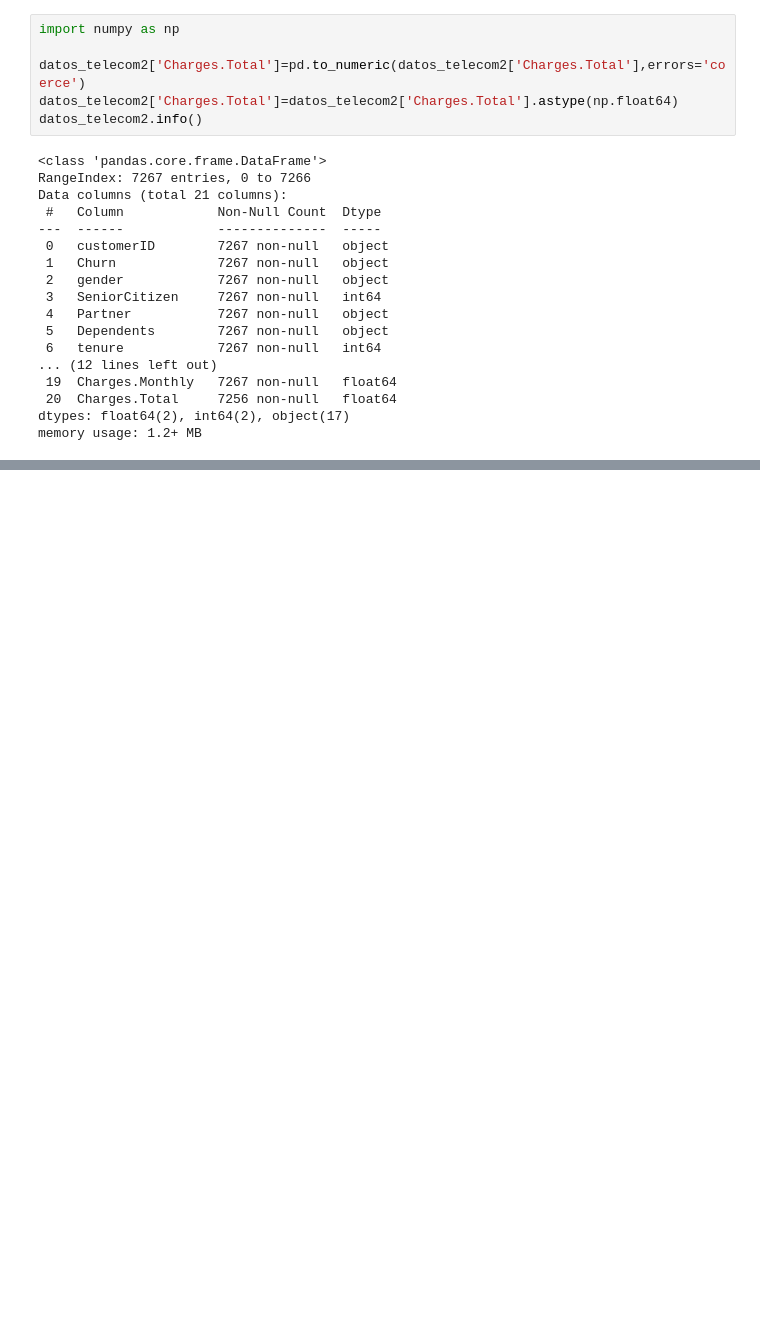
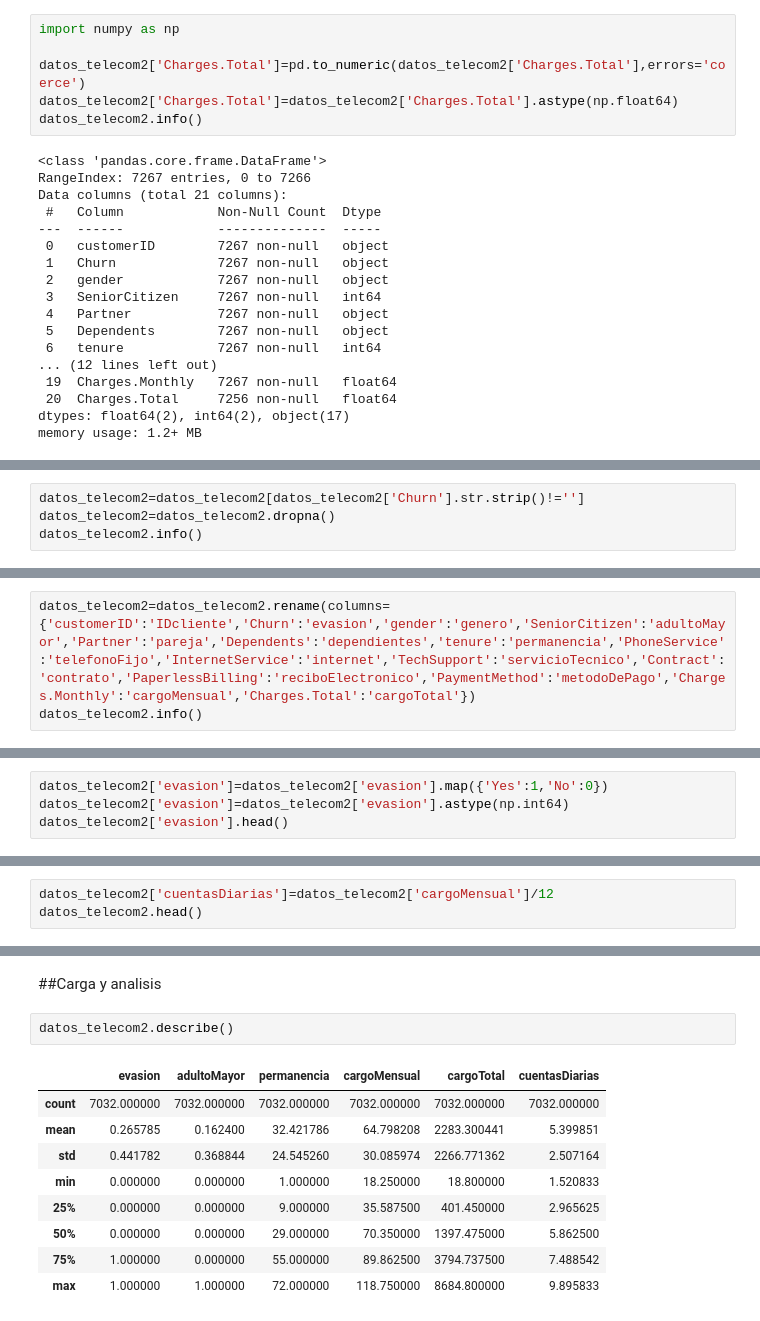
Before and after one commit to taniagoa/Segundo-challenge-CD-Telecom, a Jupyter notebook: segundo_challenge_Telecom.ipynb, the cells around one changed output, grey strips where cells are left out. Saved outputs shown, nothing was run; the diff lists cells and outputs as text; blank space fills up the shorter version.

Commit message:
eliminar filas con valores nulos, estandarizar nombre de columnas, estandarizando la columna evasion, crear la columna cuentas diarias, analisis descriptivo

```diff
--- a/segundo_challenge_Telecom.ipynb
+++ b/segundo_challenge_Telecom.ipynb
@@ -146,0 +149,4 @@ memory usage: 1.2+ MB
+# %%
+datos_telecom2=datos_telecom2[datos_telecom2['Churn'].str.strip()!='']
+datos_telecom2=datos_telecom2.dropna()
+datos_telecom2.info()
@@ -146,0 +173,3 @@ memory usage: 1.2+ MB
+# %%
+datos_telecom2=datos_telecom2.rename(columns={'customerID':'IDcliente','Churn':'evasion','gender':'genero','SeniorCitizen':'adultoMayor','Partner':'pareja','Dependents':'dependientes','tenure':'permanencia','PhoneService':'telefonoFijo','InternetService':'internet','TechSupport':'servicioTecnico','Contract':'contrato','PaperlessBilling':'reciboElectronico','PaymentMethod':'metodoDePago','Charges.Monthly':'cargoMensual','Charges.Total':'cargoTotal'})
+datos_telecom2.info()
@@ -146,0 +196,4 @@ memory usage: 1.2+ MB
+# %%
+datos_telecom2['evasion']=datos_telecom2['evasion'].map({'Yes':1,'No':0})
+datos_telecom2['evasion']=datos_telecom2['evasion'].astype(np.int64)
+datos_telecom2['evasion'].head()
@@ -146,0 +210,3 @@ memory usage: 1.2+ MB
+# %%
+datos_telecom2['cuentasDiarias']=datos_telecom2['cargoMensual']/12
+datos_telecom2.head()
@@ -146,0 +221,14 @@ memory usage: 1.2+ MB
+# %% [markdown]
+##Carga y analisis
+# %%
+datos_telecom2.describe()
+# %% [output]
+|  | evasion | adultoMayor | permanencia | cargoMensual | cargoTotal | cuentasDiarias |
+| count | 7032.000000 | 7032.000000 | 7032.000000 | 7032.000000 | 7032.000000 | 7032.000000 |
+| mean | 0.265785 | 0.162400 | 32.421786 | 64.798208 | 2283.300441 | 5.399851 |
+| std | 0.441782 | 0.368844 | 24.545260 | 30.085974 | 2266.771362 | 2.507164 |
+| min | 0.000000 | 0.000000 | 1.000000 | 18.250000 | 18.800000 | 1.520833 |
+| 25% | 0.000000 | 0.000000 | 9.000000 | 35.587500 | 401.450000 | 2.965625 |
+| 50% | 0.000000 | 0.000000 | 29.000000 | 70.350000 | 1397.475000 | 5.862500 |
+| 75% | 1.000000 | 0.000000 | 55.000000 | 89.862500 | 3794.737500 | 7.488542 |
+| max | 1.000000 | 1.000000 | 72.000000 | 118.750000 | 8684.800000 | 9.895833 |
```
Also changed, not shown: parts of 10 cells of this notebook.
